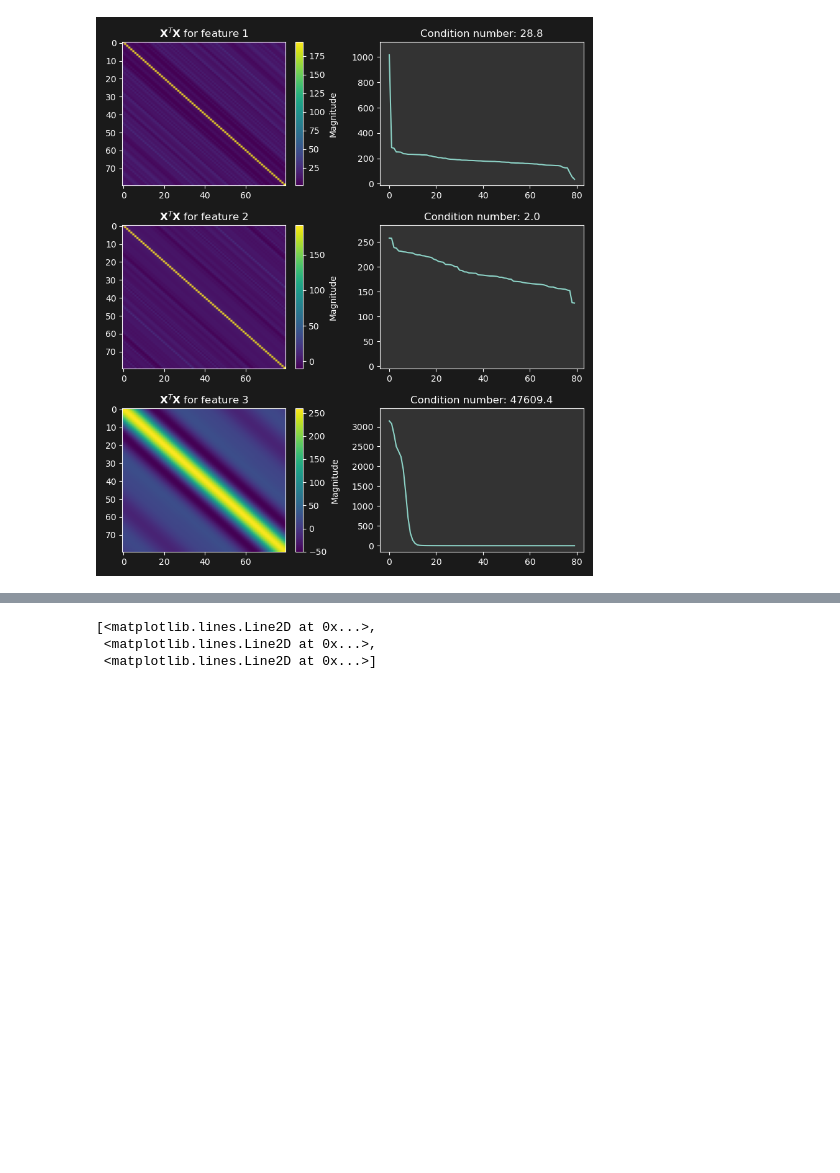
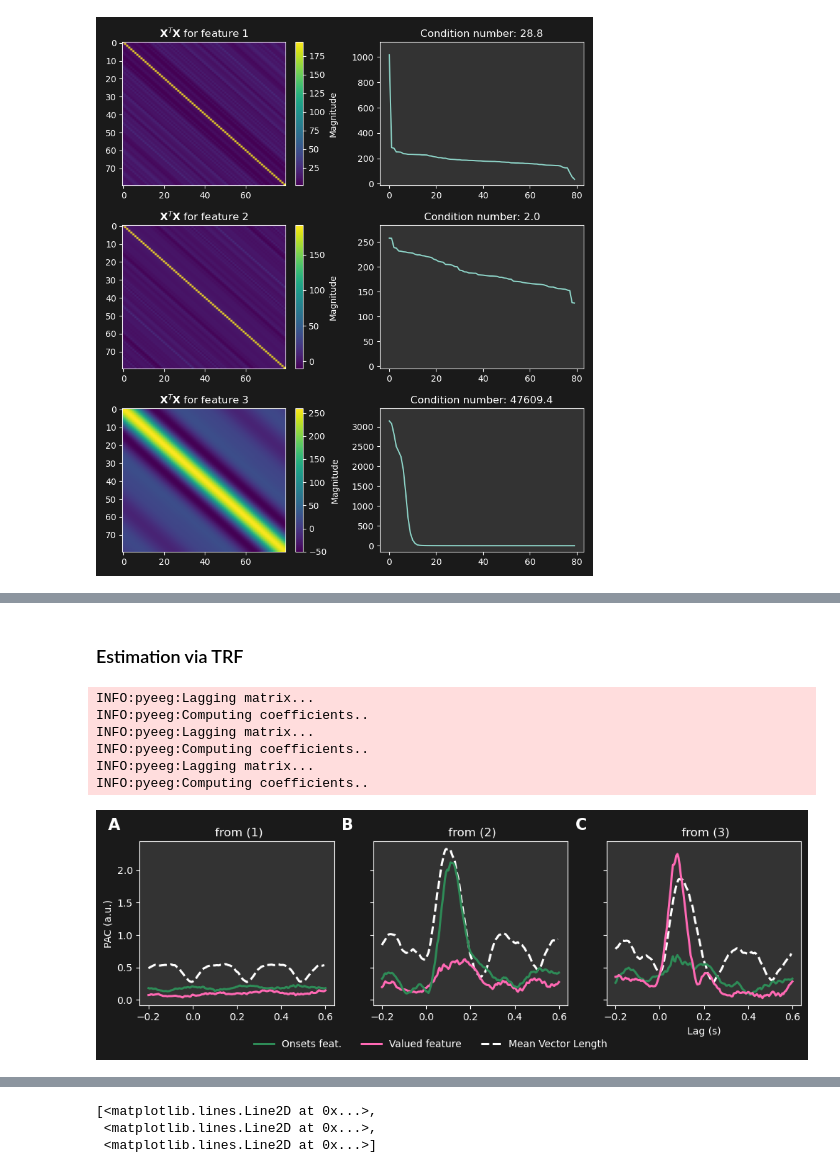
Before and after one commit to CNSP-Workshop/CNSP25_tutorial_HWeissbart, a Jupyter notebook: notebooks/part_1.ipynb, the cells around one changed output, grey strips where cells are left out. Drawn from its saved outputs; the diff is of its cells as text; code cells hidden in the pictures; blank space fills up the shorter version.

```diff
--- a/notebooks/part_1.ipynb
+++ b/notebooks/part_1.ipynb
@@ -442,0 +735,2 @@ VBox(children=(VBox(children=(HTML(value='<h2>TRF Explorer</h2>This interactive
+# %% [markdown]
+### Estimation via TRF
@@ -443,3 +739,77 @@ VBox(children=(VBox(children=(HTML(value='<h2>TRF Explorer</h2>This interactive
+# %%
+lags = np.arange(-0.2, 0.6 + 1/fs, 1/fs)
+trf = TRFEstimator(tmin=lags[0], tmax=lags[-1], srate=fs, alpha=1e-2)
+kernel = norm.pdf(lags, loc=0.1, scale=0.05)
+kernel /= np.std(kernel)
+
+# Global PAC
+signal_slow, signal_fast, env_fast, carrier_fast = generate_modulated_signal(t, 0.99, noise=0.06)
+phase_slow = normalize_complex(hilbert(signal_slow))
+
+# Feature-based PAC
+signal_fast_onset, signal_fast_val, onsets, valued, modulator_onset, modulator_value = generate_event_modulated_signal(t, env_fast, carrier_fast)
+# %%
+with plt.style.context([{'pdf.fonttype':42}, {'lines.linewidth':2.2}]):
+
+    f, ax = plt.subplots(1, 3, figsize=(12, 3), sharey=True, dpi=100)
+    amp_fast = abs(hilbert(signal_fast))
+    trf.fit(np.c_[onsets, valued], np.expand_dims(amp_fast * phase_slow, -1))
+    ax[0].plot(lags, abs(trf.coef_.squeeze())[:, 1], label='valued', color='hotpink')
+    ax[0].plot(lags, abs(trf.coef_.squeeze())[:, 0], label='onset', color='seagreen')
+    ax[0].set_title(f" from (1)")
+    # Epoch based PAC
+    epochs = []
+    for ons in np.nonzero(onsets)[0]:
+        if t[ons] -0.2 > t[0] and t[ons] + 0.6 < t[-1]:
+            tstart = np.argmin(abs(t - (t[ons]-0.2)))
+            tend = np.argmin(abs(t - (t[ons]+0.6)))
+            epochs.append((amp_fast * phase_slow)[tstart:tend])
+    ax[0].plot(lags[:-1], np.abs(np.stack(epochs).mean(0)), color='w' if dark_bg else 'k', ls='--', );
+    ax[0].set_ylabel('PAC (a.u.)')
+
+    amp_fast = abs(hilbert(signal_fast_onset))
+    trf.fit(np.c_[onsets, valued], np.expand_dims(amp_fast * phase_slow, -1))
+    ax[1].plot(lags, abs(trf.coef_.squeeze())[:, 1], label='valued', color='hotpink')
+    ax[1].plot(lags, abs(trf.coef_.squeeze())[:, 0], label='onset', color='seagreen')
+    ax[1].set_title(f" from (2)")
+    # Epoch based PAC
+    epochs = []
+    for ons in np.nonzero(onsets)[0]:
+        if t[ons] -0.2 > t[0] and t[ons] + 0.6 < t[-1]:
+            tstart = np.argmin(abs(t - (t[ons]-0.2)))
+            tend = np.argmin(abs(t - (t[ons]+0.6)))
+            epochs.append((amp_fast * phase_slow)[tstart:tend])
+    ax[1].plot(lags[:-1], np.abs(np.stack(epochs).mean(0)), color='w' if dark_bg else 'k', ls='--', zorder=0);
+
+    amp_fast = abs(hilbert(signal_fast_val))
+    trf.fit(np.c_[onsets, valued], np.expand_dims(amp_fast * phase_slow, -1))
+    ax[2].plot(lags, abs(trf.coef_.squeeze())[:, 0], label='Onsets feat.', color='seagreen')
+    ax[2].plot(lags, abs(trf.coef_.squeeze())[:, 1], label='Valued feature', color='hotpink')
+    # Epoch based PAC
+    epochs = []
+    for ons in np.nonzero(onsets)[0]:
+        if t[ons] -0.2 > t[0] and t[ons] + 0.6 < t[-1]:
+            tstart = np.argmin(abs(t - (t[ons]-0.2)))
+            tend = np.argmin(abs(t - (t[ons]+0.6)))
+            epochs.append((amp_fast * phase_slow)[tstart:tend])
+    ax[2].plot(lags[:-1],  np.abs(np.stack(epochs).mean(0)), color='w' if dark_bg else 'k', ls='--', label='Mean Vector Length', zorder=0);
+    ax[2].set_title(" from (3)")
+    ax[2].legend(frameon=False, loc='best', bbox_to_anchor=(-0.05, -0.15, 0.1, 0.), ncol=3);
+    # Some labels
+    for i, label in enumerate(('A', 'B', 'C')):
+        ax[i].text(-0.1, 1.15, label, transform=ax[i].transAxes,
+          fontsize=16, fontweight='bold', va='top', ha='right')
+    ax[2].set_xlabel('Lag (s)')
+
+    # sns.despine()
+# %% [output]
+INFO:pyeeg:Lagging matrix...
+INFO:pyeeg:Computing coefficients..
+INFO:pyeeg:Lagging matrix...
+INFO:pyeeg:Computing coefficients..
+INFO:pyeeg:Lagging matrix...
+INFO:pyeeg:Computing coefficients..
+[figure, added]
 # %% [markdown]
 ## Extra Tips
 
```
Also changed, not shown: parts of 21 cells of this notebook, 1 other file.
